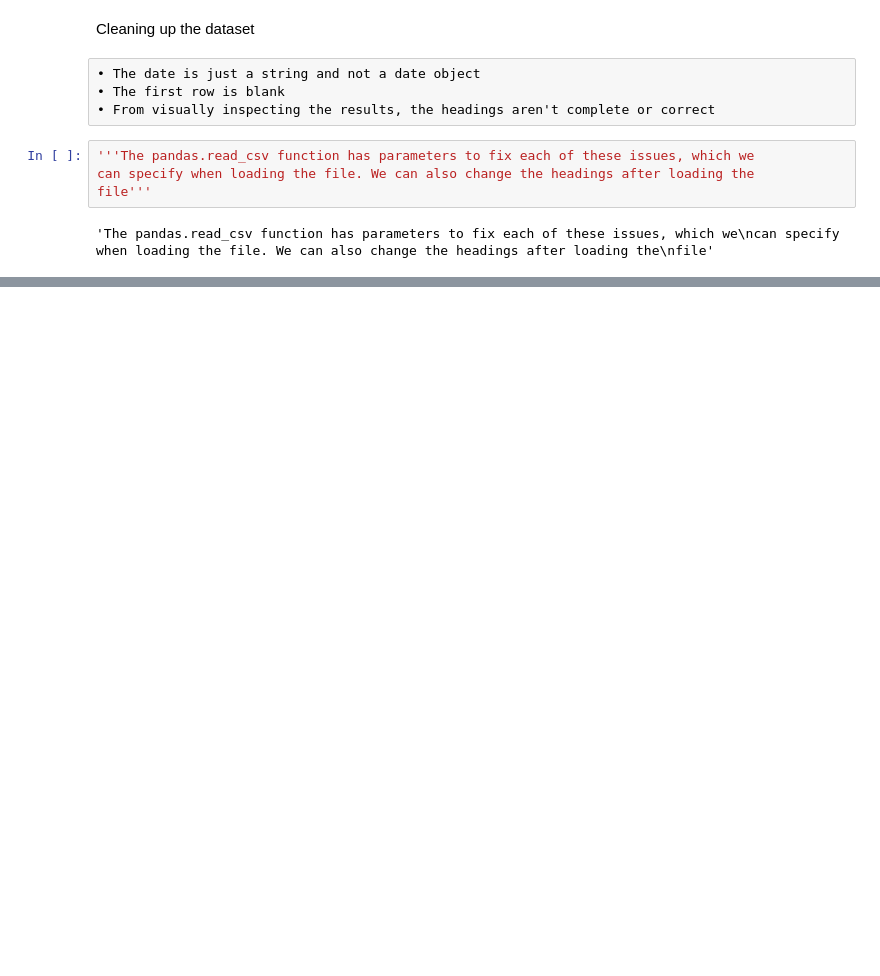
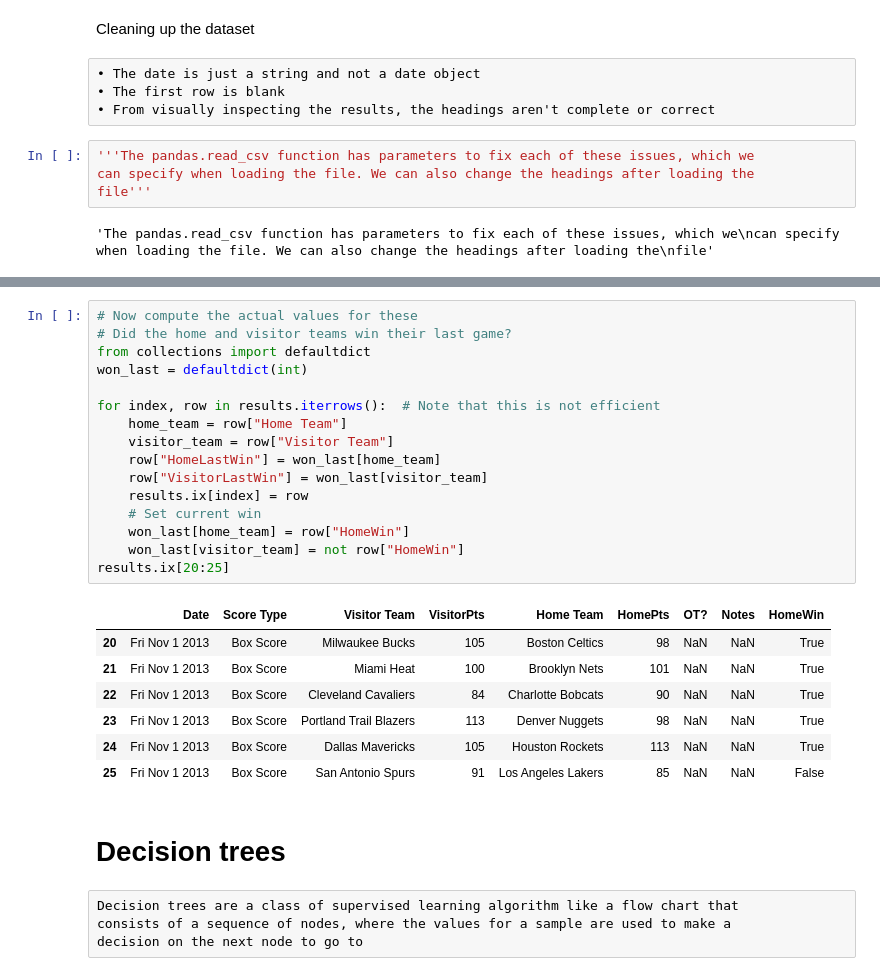
Before and after one commit to quantumn/Practice-for-Data-Analysis, a Jupyter notebook: Learning Data Mining with Python/3 Predicting Sports Winners with Decision Trees.ipynb, the cells around one changed output, grey strips where cells are left out. Cells and saved outputs as stored; diff of their text form; blank space fills up the shorter version.

```diff
--- a/Learning Data Mining with Python/3 Predicting Sports Winners with Decision Trees.ipynb
+++ b/Learning Data Mining with Python/3 Predicting Sports Winners with Decision Trees.ipynb
@@ -72,0 +102,30 @@ dataset.tail()
+# %%
+# Now compute the actual values for these
+# Did the home and visitor teams win their last game?
+from collections import defaultdict
+won_last = defaultdict(int)
+
+for index, row in results.iterrows():  # Note that this is not efficient
+    home_team = row["Home Team"]
+    visitor_team = row["Visitor Team"]
+    row["HomeLastWin"] = won_last[home_team]
+    row["VisitorLastWin"] = won_last[visitor_team]
+    results.ix[index] = row
+    # Set current win
+    won_last[home_team] = row["HomeWin"]
+    won_last[visitor_team] = not row["HomeWin"]
+results.ix[20:25]
+# %% [output]
+|  | Date | Score Type | Visitor Team | VisitorPts | Home Team | HomePts | OT? | Notes | HomeWin |
+| 20 | Fri Nov 1 2013 | Box Score | Milwaukee Bucks | 105 | Boston Celtics | 98 | NaN | NaN | True |
+| 21 | Fri Nov 1 2013 | Box Score | Miami Heat | 100 | Brooklyn Nets | 101 | NaN | NaN | True |
+| 22 | Fri Nov 1 2013 | Box Score | Cleveland Cavaliers | 84 | Charlotte Bobcats | 90 | NaN | NaN | True |
+| 23 | Fri Nov 1 2013 | Box Score | Portland Trail Blazers | 113 | Denver Nuggets | 98 | NaN | NaN | True |
+| 24 | Fri Nov 1 2013 | Box Score | Dallas Mavericks | 105 | Houston Rockets | 113 | NaN | NaN | True |
+| 25 | Fri Nov 1 2013 | Box Score | San Antonio Spurs | 91 | Los Angeles Lakers | 85 | NaN | NaN | False |
+# %% [markdown]
+# Decision trees
+# %% [raw]
+Decision trees are a class of supervised learning algorithm like a flow chart that
+consists of a sequence of nodes, where the values for a sample are used to make a
+decision on the next node to go to
```
Also changed, not shown: parts of 21 cells of this notebook.
